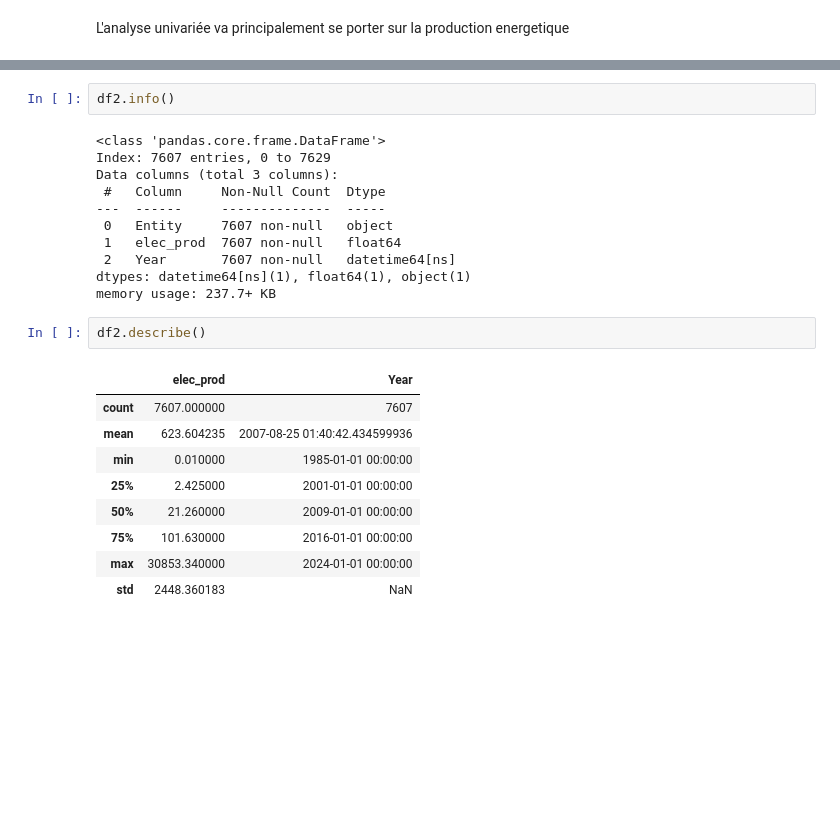
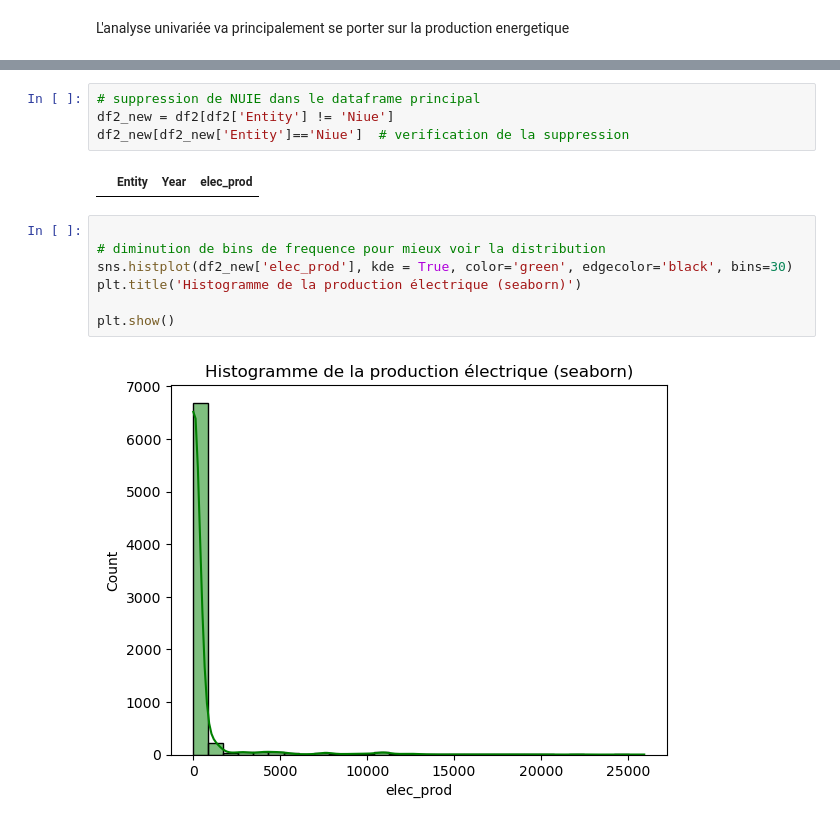
Before and after one commit to Kba-hub-cell/Dataviz_africitizen_project, a Jupyter notebook: Exploratory_analysis.ipynb, the cells around one changed output, grey strips where cells are left out. Drawn from its saved outputs; the diff is of its cells as text; blank space fills up the shorter version.

```diff
--- a/Exploratory_analysis.ipynb
+++ b/Exploratory_analysis.ipynb
@@ -115,25 +279,15 @@ df2.head()
+# %%
+# suppression de NUIE dans le dataframe principal
+df2_new = df2[df2['Entity'] != 'Niue']
+df2_new[df2_new['Entity']=='Niue']  # verification de la suppression
+# %% [output]
+|  | Entity | Year | elec_prod |
 # %%
-df2.info()
+
+# diminution de bins de frequence pour mieux voir la distribution
+sns.histplot(df2_new['elec_prod'], kde = True, color='green', edgecolor='black', bins=30)
+plt.title('Histogramme de la production électrique (seaborn)')
+
+plt.show()
 # %% [output]
-<class 'pandas.core.frame.DataFrame'>
-Index: 7607 entries, 0 to 7629
-Data columns (total 3 columns):
- #   Column     Non-Null Count  Dtype
----  ------     --------------  -----
- 0   Entity     7607 non-null   object
- 1   elec_prod  7607 non-null   float64
- 2   Year       7607 non-null   datetime64[ns]
-dtypes: datetime64[ns](1), float64(1), object(1)
-memory usage: 237.7+ KB
+[figure, added]
-# %%
-df2.describe()
-# %% [output]
-|  | elec_prod | Year |
-| count | 7607.000000 | 7607 |
-| mean | 623.604235 | 2007-08-25 01:40:42.434599936 |
-| min | 0.010000 | 1985-01-01 00:00:00 |
-| 25% | 2.425000 | 2001-01-01 00:00:00 |
-| 50% | 21.260000 | 2009-01-01 00:00:00 |
-| 75% | 101.630000 | 2016-01-01 00:00:00 |
-| max | 30853.340000 | 2024-01-01 00:00:00 |
-| std | 2448.360183 | NaN |
```
Also changed, not shown: parts of 41 cells of this notebook, 8 other files.
